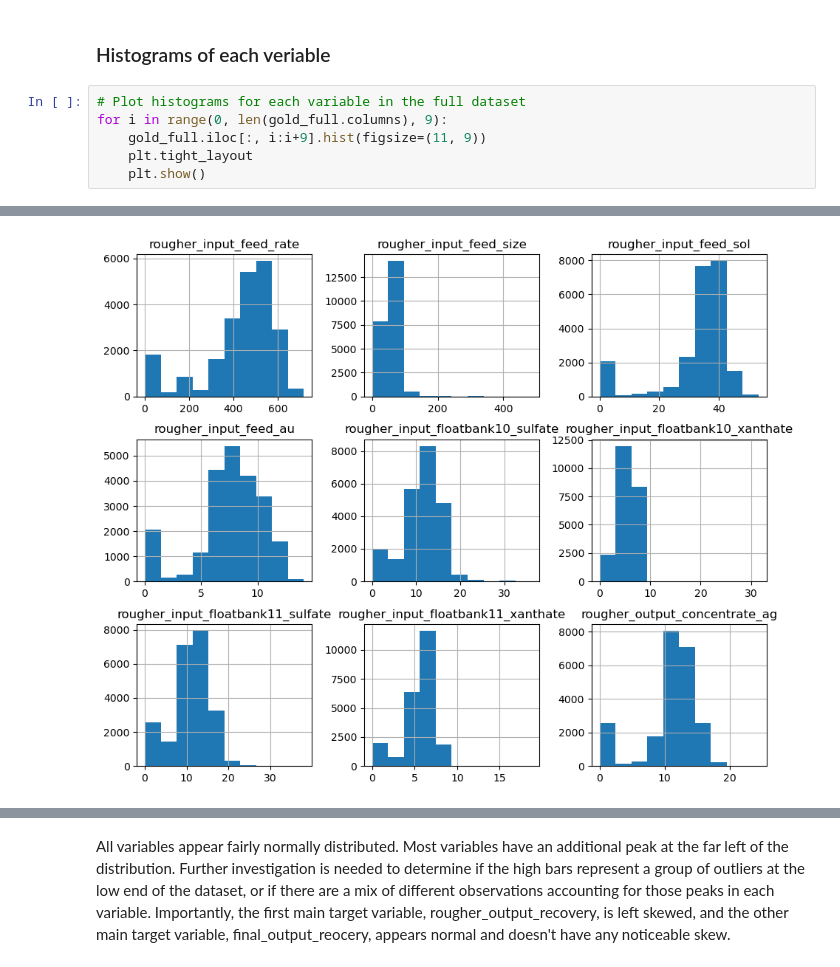
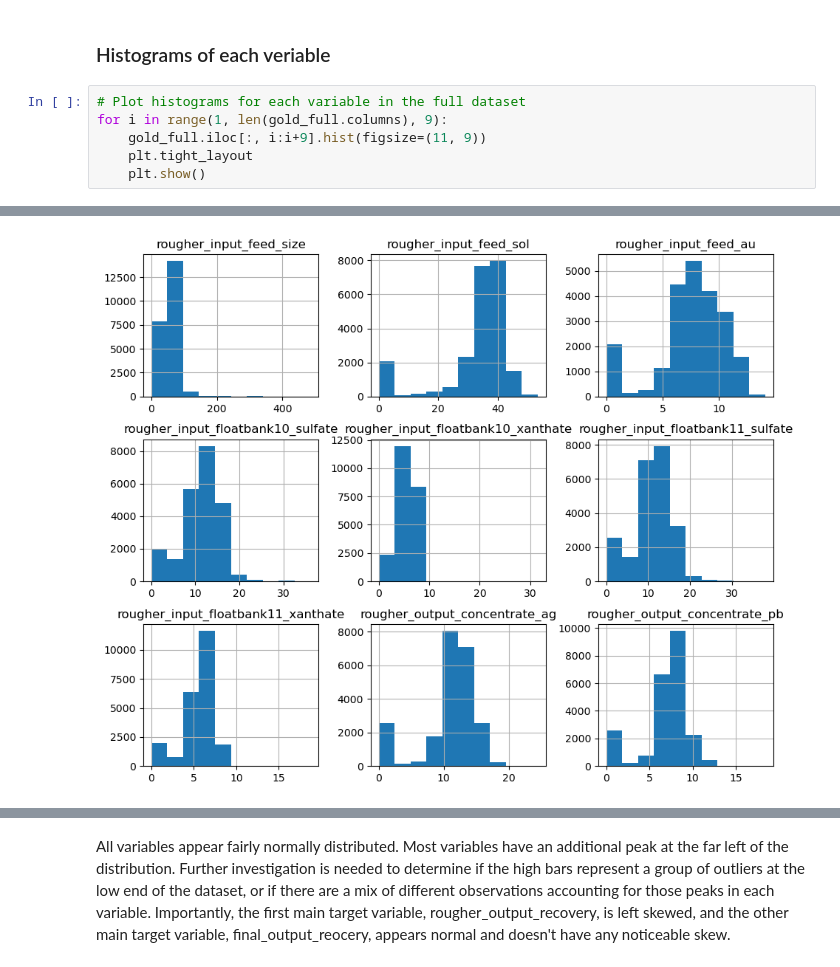
Before and after one commit to kellyshreeve/gold-recovery, a Jupyter notebook: gold-recovery-analysis.ipynb, the cells around one changed output, grey strips where cells are left out. Saved outputs shown, nothing was run; the diff lists cells and outputs as text.

```diff
--- a/gold-recovery-analysis.ipynb
+++ b/gold-recovery-analysis.ipynb
@@ -294,7 +324,7 @@ The means of the variables in the full, training, and test sets are similar, sho
 ### Histograms of each veriable
 # %%
 # Plot histograms for each variable in the full dataset
-for i in range(0, len(gold_full.columns), 9):
+for i in range(1, len(gold_full.columns), 9):
     gold_full.iloc[:, i:i+9].hist(figsize=(11, 9))
     plt.tight_layout
     plt.show()
@@ -306 +336 @@ for i in range(0, len(gold_full.columns), 9):
-[figure, old version]
+[figure, new version]
```
Also changed, not shown: parts of 53 cells of this notebook.
